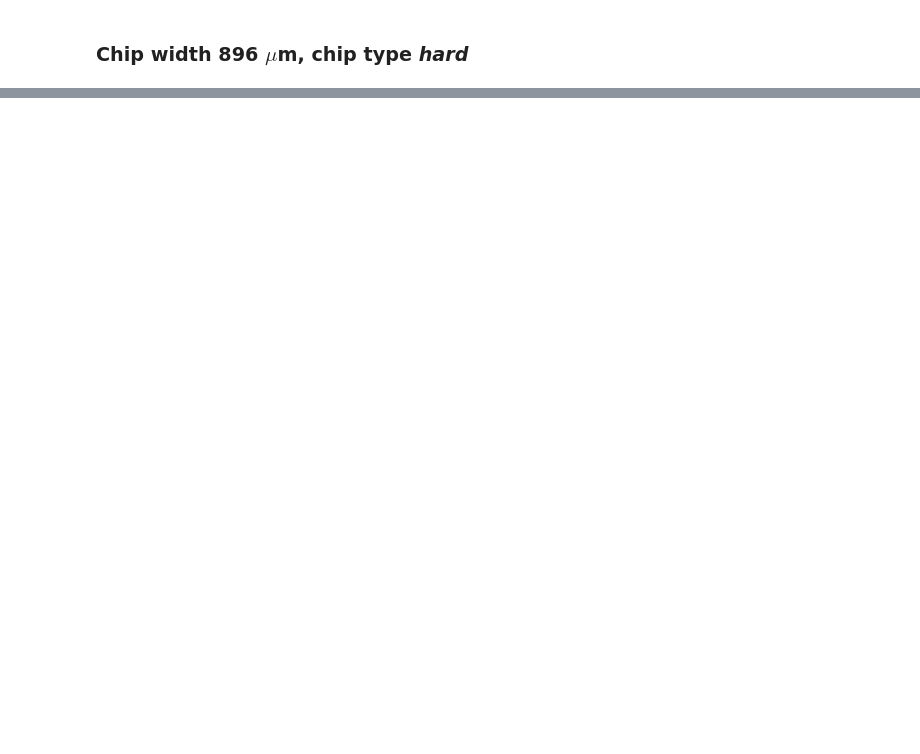
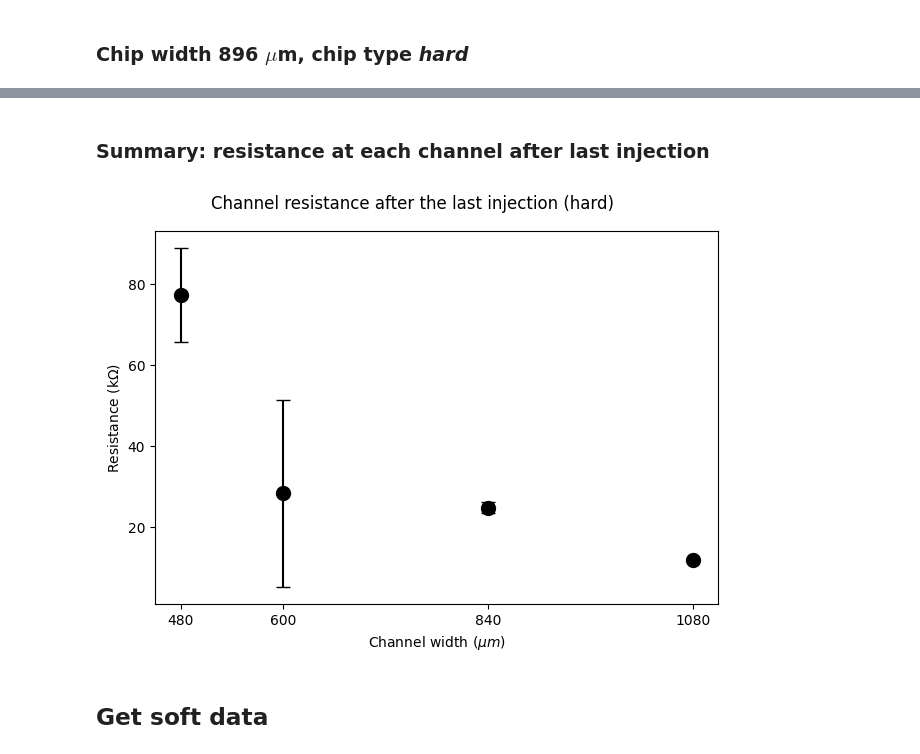
Before and after one commit to mkrause-nps/artificial-muscle, a Jupyter notebook: jupyter_notebooks/analise_thesis.ipynb, the cells around one changed output, grey strips where cells are left out. Cells and saved outputs as stored; diff of their text form; code cells hidden in the pictures; blank space fills up the shorter version.

Commit message:
Creates plots and summary plots for hard and soft data

```diff
--- a/jupyter_notebooks/analise_thesis.ipynb
+++ b/jupyter_notebooks/analise_thesis.ipynb
@@ -185,0 +187,6 @@ printing: chip_id_3_type_hard_width_996_weighted_data.png
+# %%
+df = pd.DataFrame()
+channels = get_channel_list(data)
+for channel in channels:
+    df_ = pd.DataFrame(get_averaged_channel_data(filter_by_width(data, channel)))
+    df = pd.concat([df_, df])
@@ -185,0 +237,3 @@ printing: chip_id_3_type_hard_width_996_weighted_data.png
+# %%
+df_last_injection = df.loc[df.x_data == df.number_of_injections]
+df_last_injection
@@ -185,0 +251,16 @@ printing: chip_id_3_type_hard_width_996_weighted_data.png
+# %% [markdown]
+### Summary: resistance at each channel after last injection
+# %%
+# print(df_last_injection.chip_width.to_list())
+title = 'Channel resistance after the last injection (hard)'
+xlabel = 'Channel width ($\mu m$)'
+ylabel = 'Resistance (k$\Omega$)'
+fig_format = 'svg'
+figname = os.path.join(PlotUtils.glob_figpath, f'resistance_at_last_injection_hard.{fig_format}')
+PlotUtils.plot_scatter(df_last_injection.chip_width, df_last_injection.y_data, yerr=df_last_injection.y_err, xlabel=xlabel, ylabel=ylabel,
+                       subplot_config={'nrows': 1, 'ncols': 1}, xticks=df_last_injection.chip_width.to_list(), title=title, figname=figname,
+                       fig_format = fig_format)
+# %% [output]
+[figure, added]
+# %% [markdown]
+## Get soft data
```
Also changed, not shown: parts of 25 cells of this notebook.
